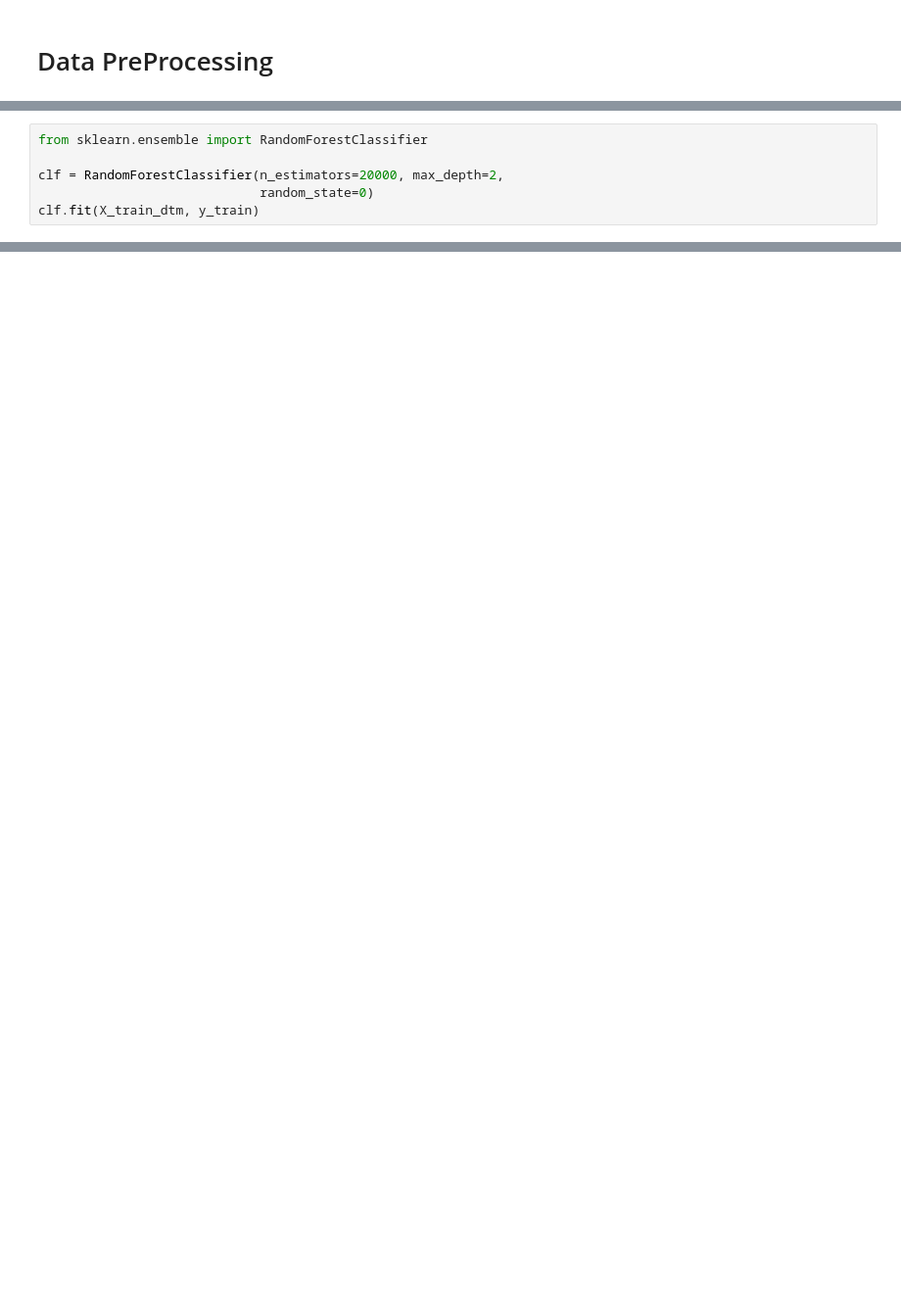
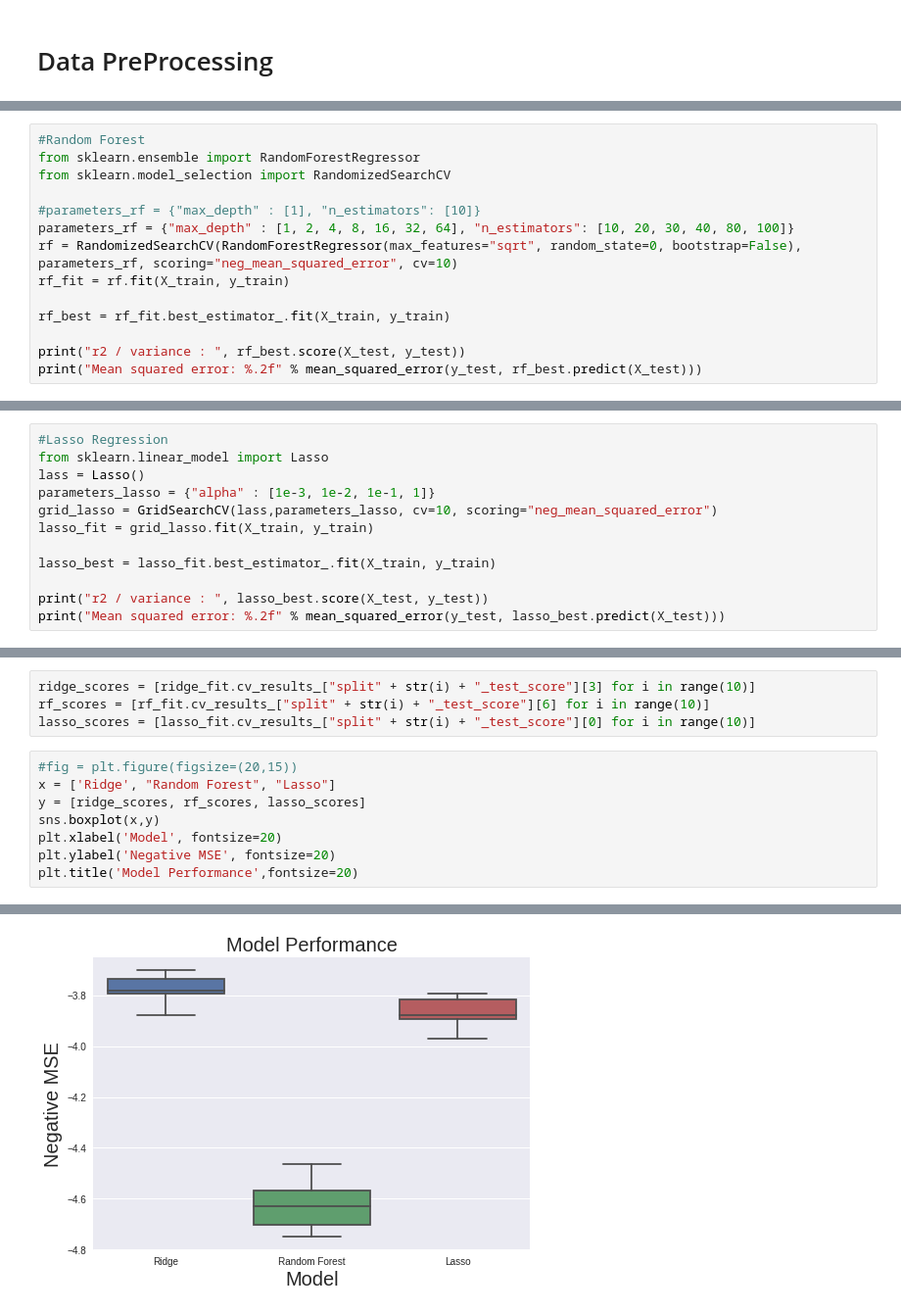
Before and after one commit to jayaraman-sr/WineReviews, a Jupyter notebook: wine_reviews.ipynb, the cells around one changed output, grey strips where cells are left out. Shown: that part at 98% size. Saved outputs shown, nothing was run; the diff lists cells and outputs as text; blank space fills up the shorter version.

```diff
--- a/wine_reviews.ipynb
+++ b/wine_reviews.ipynb
@@ -111,6 +121,0 @@ print('Accuracy Score:',accuracy_score(y_test, predicted)*100,"%")
-# %%
-from sklearn.ensemble import RandomForestClassifier
-
-clf = RandomForestClassifier(n_estimators=20000, max_depth=2,
-                             random_state=0)
-clf.fit(X_train_dtm, y_train)
@@ -121,0 +151,14 @@ print('Accuracy Score:',accuracy_score(y_test, pre)*100,"%")
+# %%
+#Random Forest
+from sklearn.ensemble import RandomForestRegressor
+from sklearn.model_selection import RandomizedSearchCV
+
+#parameters_rf = {"max_depth" : [1], "n_estimators": [10]}
+parameters_rf = {"max_depth" : [1, 2, 4, 8, 16, 32, 64], "n_estimators": [10, 20, 30, 40, 80, 100]}
+rf = RandomizedSearchCV(RandomForestRegressor(max_features="sqrt", random_state=0, bootstrap=False), parameters_rf, scoring="neg_mean_squared_error", cv=10)
+rf_fit = rf.fit(X_train, y_train)
+
+rf_best = rf_fit.best_estimator_.fit(X_train, y_train)
+
+print("r2 / variance : ", rf_best.score(X_test, y_test))
+print("Mean squared error: %.2f" % mean_squared_error(y_test, rf_best.predict(X_test)))
@@ -121,0 +168,12 @@ print('Accuracy Score:',accuracy_score(y_test, pre)*100,"%")
+# %%
+#Lasso Regression
+from sklearn.linear_model import Lasso
+lass = Lasso()
+parameters_lasso = {"alpha" : [1e-3, 1e-2, 1e-1, 1]}
+grid_lasso = GridSearchCV(lass,parameters_lasso, cv=10, scoring="neg_mean_squared_error")
+lasso_fit = grid_lasso.fit(X_train, y_train)
+
+lasso_best = lasso_fit.best_estimator_.fit(X_train, y_train)
+
+print("r2 / variance : ", lasso_best.score(X_test, y_test))
+print("Mean squared error: %.2f" % mean_squared_error(y_test, lasso_best.predict(X_test)))
@@ -121,0 +185,13 @@ print('Accuracy Score:',accuracy_score(y_test, pre)*100,"%")
+# %%
+ridge_scores = [ridge_fit.cv_results_["split" + str(i) + "_test_score"][3] for i in range(10)]
+rf_scores = [rf_fit.cv_results_["split" + str(i) + "_test_score"][6] for i in range(10)]
+lasso_scores = [lasso_fit.cv_results_["split" + str(i) + "_test_score"][0] for i in range(10)]
+# %%
+#fig = plt.figure(figsize=(20,15))
+x = ['Ridge', "Random Forest", "Lasso"]
+y = [ridge_scores, rf_scores, lasso_scores]
+sns.boxplot(x,y)
+plt.xlabel('Model', fontsize=20)
+plt.ylabel('Negative MSE', fontsize=20)
+plt.title('Model Performance',fontsize=20)
+# %% [output]
@@ -121,0 +199 @@ print('Accuracy Score:',accuracy_score(y_test, pre)*100,"%")
+[figure, added]
```
Also changed, not shown: parts of 34 cells of this notebook.
